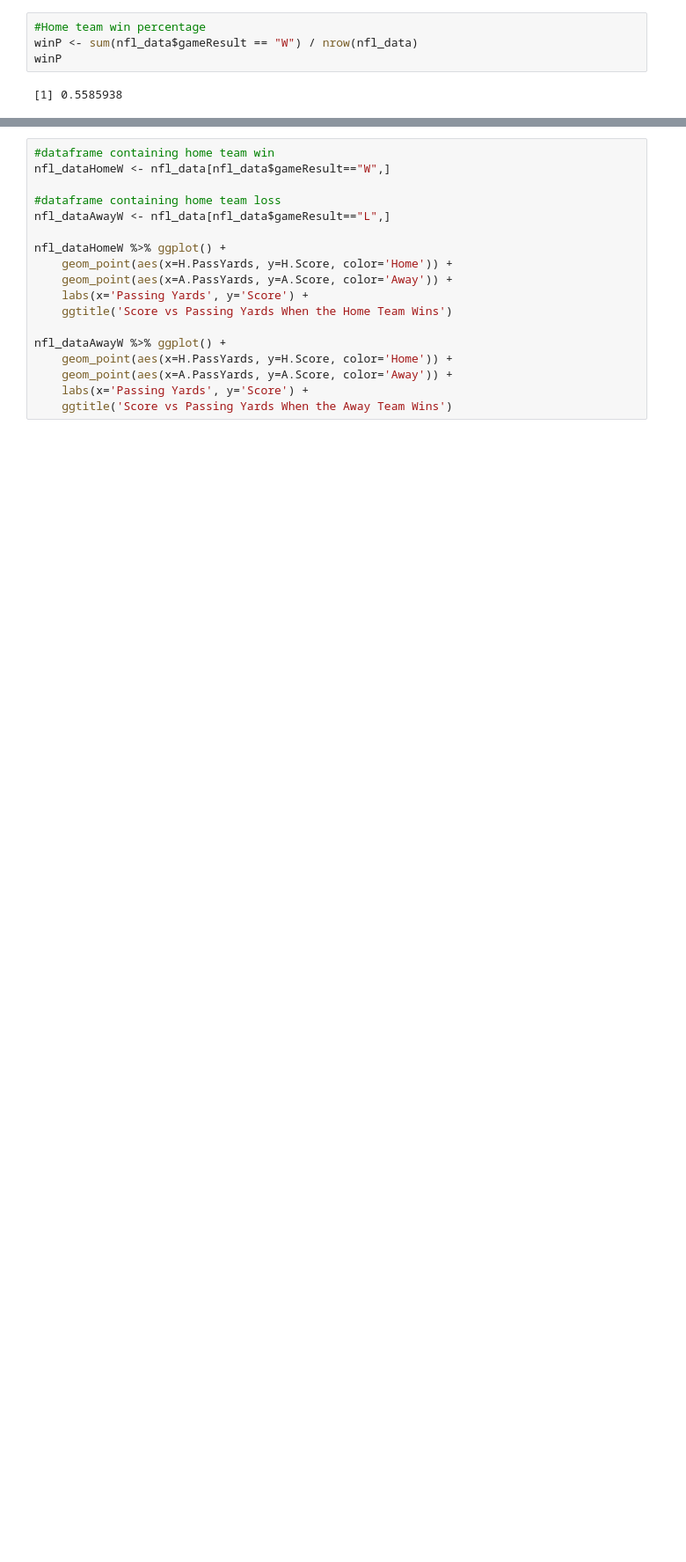
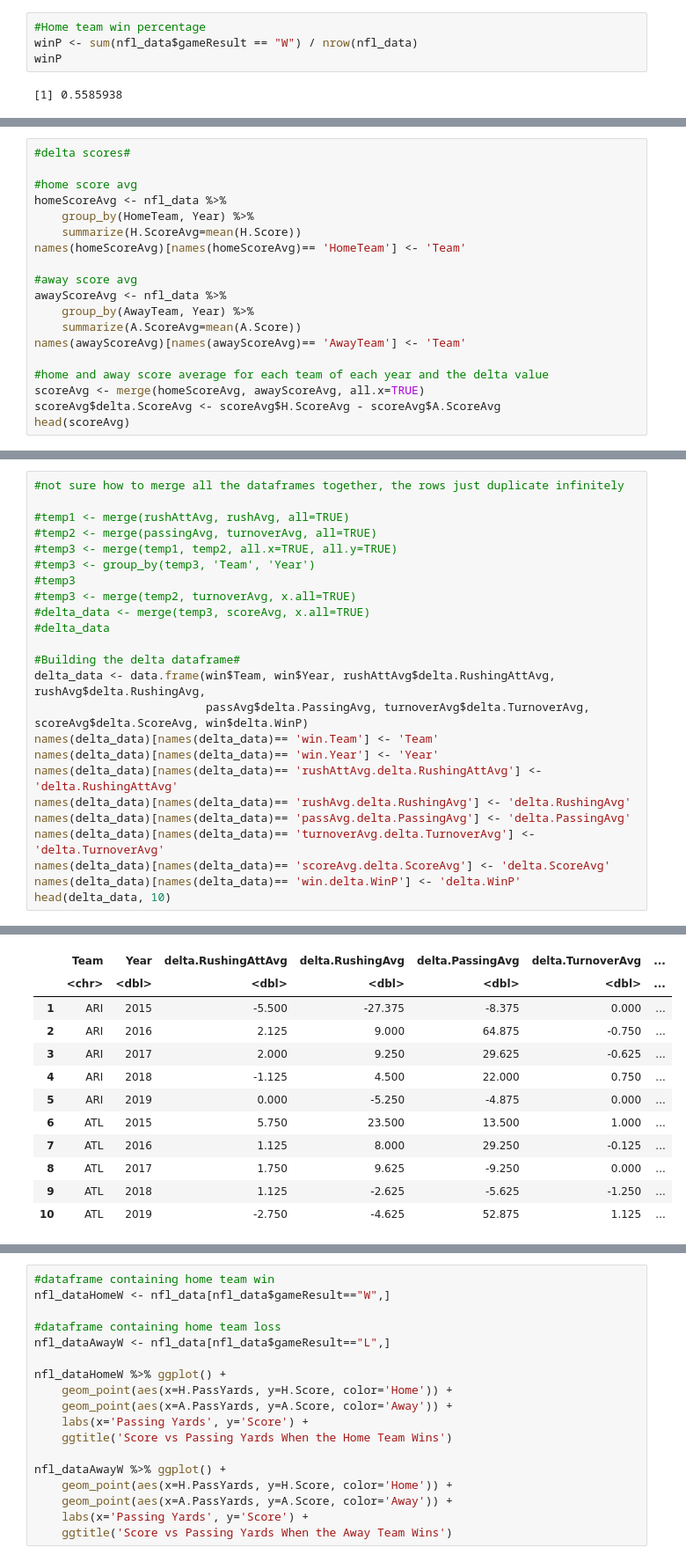
Before and after one commit to DavidYJC/STAT201_GroupProject, a Jupyter notebook: Project Report.ipynb, the cells around one changed output, grey strips where cells are left out. Shown: that part at 88% size. Drawn from its saved outputs; the diff is of its cells as text; blank space fills up the shorter version.

Commit message:
Calculated delta statistics and created the delta dataframe

```diff
--- a/Project Report.ipynb
+++ b/Project Report.ipynb
@@ -91,0 +220,19 @@ winP
+# %%
+#delta scores#
+
+#home score avg
+homeScoreAvg <- nfl_data %>%
+    group_by(HomeTeam, Year) %>%
+    summarize(H.ScoreAvg=mean(H.Score))
+names(homeScoreAvg)[names(homeScoreAvg)== 'HomeTeam'] <- 'Team'
+
+#away score avg
+awayScoreAvg <- nfl_data %>%
+    group_by(AwayTeam, Year) %>%
+    summarize(A.ScoreAvg=mean(A.Score))
+names(awayScoreAvg)[names(awayScoreAvg)== 'AwayTeam'] <- 'Team'
+
+#home and away score average for each team of each year and the delta value
+scoreAvg <- merge(homeScoreAvg, awayScoreAvg, all.x=TRUE)
+scoreAvg$delta.ScoreAvg <- scoreAvg$H.ScoreAvg - scoreAvg$A.ScoreAvg
+head(scoreAvg)
@@ -91,0 +275,25 @@ winP
+# %%
+#not sure how to merge all the dataframes together, the rows just duplicate infinitely
+
+#temp1 <- merge(rushAttAvg, rushAvg, all=TRUE)
+#temp2 <- merge(passingAvg, turnoverAvg, all=TRUE)
+#temp3 <- merge(temp1, temp2, all.x=TRUE, all.y=TRUE)
+#temp3 <- group_by(temp3, 'Team', 'Year')
+#temp3
+#temp3 <- merge(temp2, turnoverAvg, x.all=TRUE)
+#delta_data <- merge(temp3, scoreAvg, x.all=TRUE)
+#delta_data
+
+#Building the delta dataframe#
+delta_data <- data.frame(win$Team, win$Year, rushAttAvg$delta.RushingAttAvg, rushAvg$delta.RushingAvg,
+                         passAvg$delta.PassingAvg, turnoverAvg$delta.TurnoverAvg, scoreAvg$delta.ScoreAvg, win$delta.WinP)
+names(delta_data)[names(delta_data)== 'win.Team'] <- 'Team'
+names(delta_data)[names(delta_data)== 'win.Year'] <- 'Year'
+names(delta_data)[names(delta_data)== 'rushAttAvg.delta.RushingAttAvg'] <- 'delta.RushingAttAvg'
+names(delta_data)[names(delta_data)== 'rushAvg.delta.RushingAvg'] <- 'delta.RushingAvg'
+names(delta_data)[names(delta_data)== 'passAvg.delta.PassingAvg'] <- 'delta.PassingAvg'
+names(delta_data)[names(delta_data)== 'turnoverAvg.delta.TurnoverAvg'] <- 'delta.TurnoverAvg'
+names(delta_data)[names(delta_data)== 'scoreAvg.delta.ScoreAvg'] <- 'delta.ScoreAvg'
+names(delta_data)[names(delta_data)== 'win.delta.WinP'] <- 'delta.WinP'
+head(delta_data, 10)
+# %% [output]
@@ -91,0 +301,12 @@ winP
+|  | Team | Year | delta.RushingAttAvg | delta.RushingAvg | delta.PassingAvg | delta.TurnoverAvg | ... |
+|  | <chr> | <dbl> | <dbl> | <dbl> | <dbl> | <dbl> | ... |
+| 1 | ARI | 2015 | -5.500 | -27.375 | -8.375 | 0.000 | ... |
+| 2 | ARI | 2016 | 2.125 | 9.000 | 64.875 | -0.750 | ... |
+| 3 | ARI | 2017 | 2.000 | 9.250 | 29.625 | -0.625 | ... |
+| 4 | ARI | 2018 | -1.125 | 4.500 | 22.000 | 0.750 | ... |
+| 5 | ARI | 2019 | 0.000 | -5.250 | -4.875 | 0.000 | ... |
+| 6 | ATL | 2015 | 5.750 | 23.500 | 13.500 | 1.000 | ... |
+| 7 | ATL | 2016 | 1.125 | 8.000 | 29.250 | -0.125 | ... |
+| 8 | ATL | 2017 | 1.750 | 9.625 | -9.250 | 0.000 | ... |
+| 9 | ATL | 2018 | 1.125 | -2.625 | -5.625 | -1.250 | ... |
+| 10 | ATL | 2019 | -2.750 | -4.625 | 52.875 | 1.125 | ... |
```
Also changed, not shown: parts of 9 cells of this notebook.
